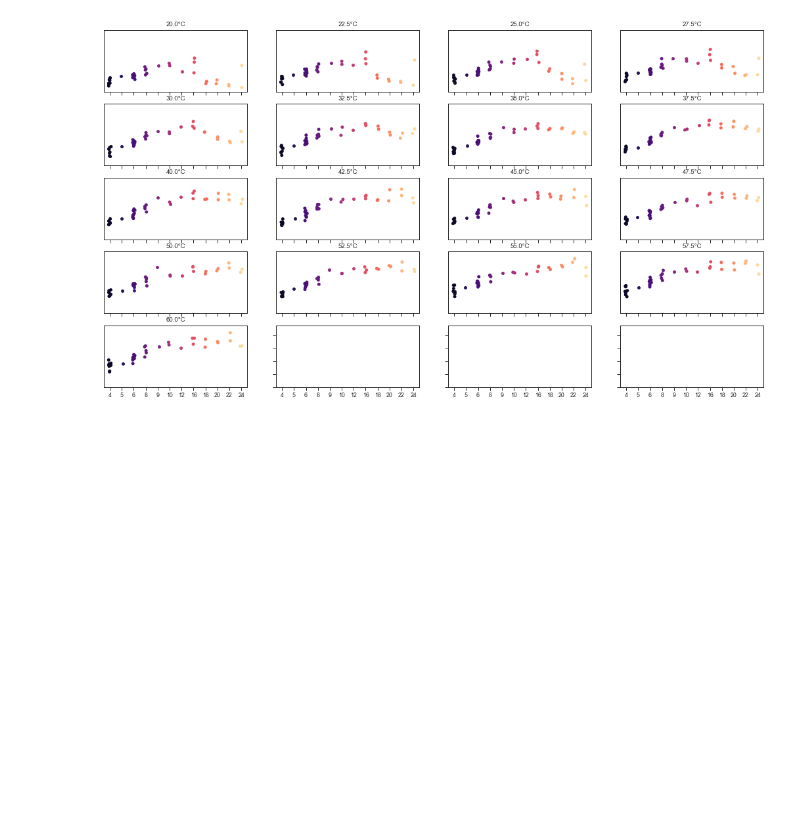
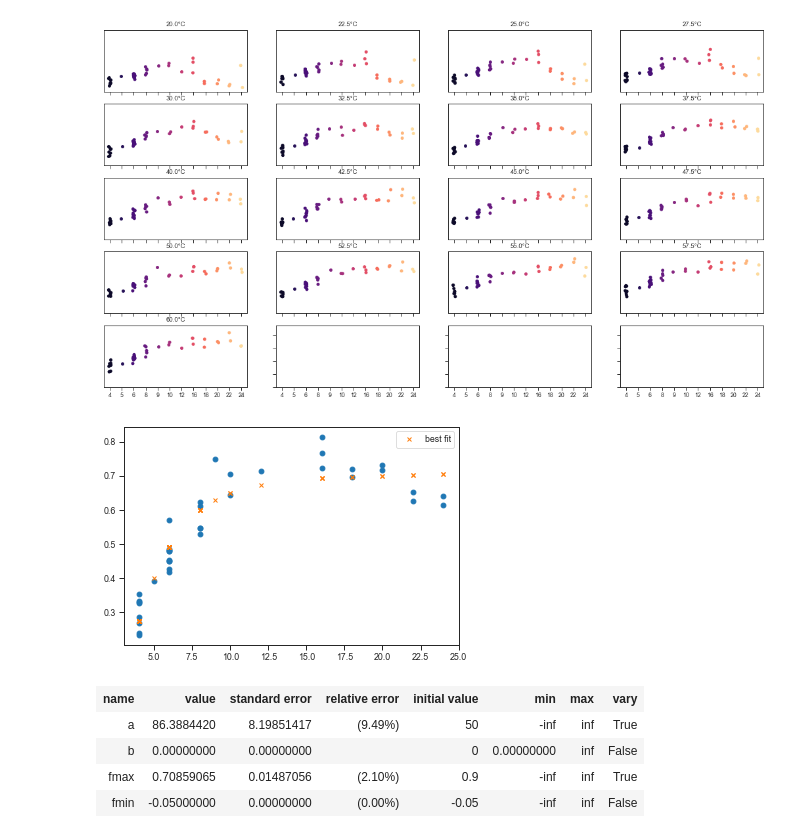
Before and after one commit to keyuxi/nnn_analysis, a Jupyter notebook: 220411_fluor_simulation.ipynb, the cells around one changed output. Cells and saved outputs as stored; diff of their text form; code cells hidden in the pictures; blank space fills up the shorter version.

```diff
--- a/220411_fluor_simulation.ipynb
+++ b/220411_fluor_simulation.ipynb
@@ -153,3 +109,39 @@ for i, cond in enumerate(conds):
     ax[i].set_xlabel('')
 # %% [output]
 [figure]
+# %%
+from lmfit import minimize, Parameters
+
+def residual(params, x, data):
+    a = params['a']
+    b = params['b']
+    fmax = params['fmax']
+    fmin = params['fmin']
+
+    model = (fmax - fmin) / (1 + (a * (x + b)**(-3))) + fmin
+
+    return model - data
+
+fmax, fmin = 0.9, -0.05
+params = Parameters()
+params.add('a', value=50)
+params.add('b', value=0, min=0, vary=False)
+params.add('fmax', value=fmax, vary=True)
+params.add('fmin', value=fmin, vary=False)
+
+x = np.array(repeat_series['length'], dtype=float)
+data = repeat_series[conds[6]]
+out = minimize(residual, params, args=(x, data))
+
+plt.plot(x, data, 'o')
+plt.plot(x, residual(out.params, x, data) + data, 'x', label='best fit')
+plt.legend()
+plt.show()
+out.params
+# %% [output]
+[figure, added]
+| name | value | standard error | relative error | initial value | min | max | vary |
+| a | 86.3884420 | 8.19851417 | (9.49%) | 50 | -inf | inf | True |
+| b | 0.00000000 | 0.00000000 |  | 0 | 0.00000000 | inf | False |
+| fmax | 0.70859065 | 0.01487056 | (2.10%) | 0.9 | -inf | inf | True |
+| fmin | -0.05000000 | 0.00000000 | (0.00%) | -0.05 | -inf | inf | False |
```
Also changed, not shown: parts of 26 cells of this notebook, 3 other files.
